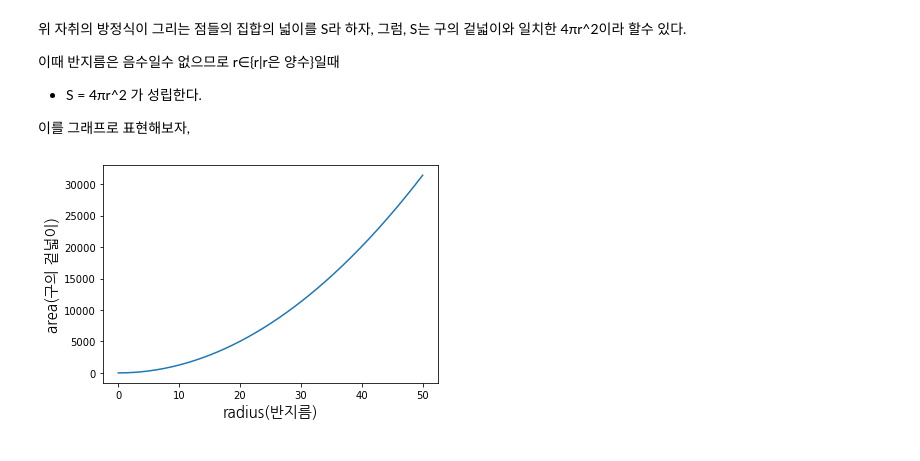
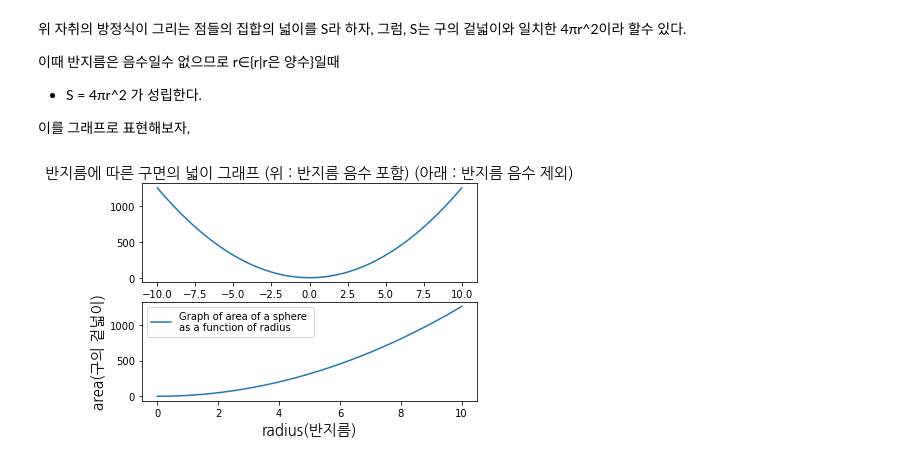
Before and after one commit to minecode0606/Mid_Math_Research, a Jupyter notebook: MIFC_Project/spherical_surface_equation/spherical_surface_equation.ipynb, the cells around one changed output. Drawn from its saved outputs; the diff is of its cells as text; code cells hidden in the pictures.

```diff
--- a/research/Mathematics/spherical_surface_equation/spherical_surface_equation.ipynb
+++ b/MIFC_Project/spherical_surface_equation/spherical_surface_equation.ipynb
@@ -60,41 +60,53 @@ r∈{r|r은 양수}일때
 import matplotlib.pyplot as plt
 import numpy as np
 import matplotlib.font_manager as fm
-def add_font():
+def add_font(fontsize = 15):
     ## 폰트 이름
     title_font_name = 'NanumGothic'
     tick_label_font_name = title_font_name
 
     ## 폰트 경로
     font_path = './NanumGothic.ttf'
     ## 폰트 사이즈
-    font_size = 15
+    font_size = fontsize
 
 
     ## FontProperties 인스턴스 생성
     font_prop = fm.FontProperties(fname = font_path, size=font_size)
     return font_prop
 
 font_prop = add_font()
 class Surfacearea():
     def __init__(self, radiusend = 10):
         self.perimeter = 3.141592
         self.radius = np.linspace(0,radiusend, 200)
 
     @classmethod
     def Finding_the_S_value(cls, radiusls, perimeter):
         outputls = []
         for radius in radiusls:
             outputls.append(4 * perimeter * (radius ** 2))
         return outputls
 
     def drow(self):
         S = self.Finding_the_S_value(self.radius, self.perimeter)
+        plt.subplot(2,1,2)
         plt.xlabel("radius(반지름)", fontproperties=font_prop)
         plt.ylabel("area(구의 겉넓이)", fontproperties=font_prop)
-        plt.plot(self.radius, S)
+        plt.plot(self.radius, S, label = "Graph of area of a sphere \nas a function of radius")
+        plt.legend()
+        plt.subplot(2,1,1)
+        plt.title("반지름에 따른 구면의 넓이 그래프 (위 : 반지름 음수 포함) (아래 : 반지름 음수 제외)", fontproperties=font_prop)
+        radius2 = np.linspace(-max(self.radius), max(self.radius), 200)
+        S2 = self.Finding_the_S_value(radius2, self.perimeter)
+        plt.plot(radius2, S2)
+        plt.show()
 
-surface = Surfacearea(50)
+
+
+
+
+surface = Surfacearea(10)
 surface.drow()
 # %% [output]
-[figure, old version]
+[figure, new version]
```
Also changed, not shown: parts of 2 cells of this notebook, 8 other files.
